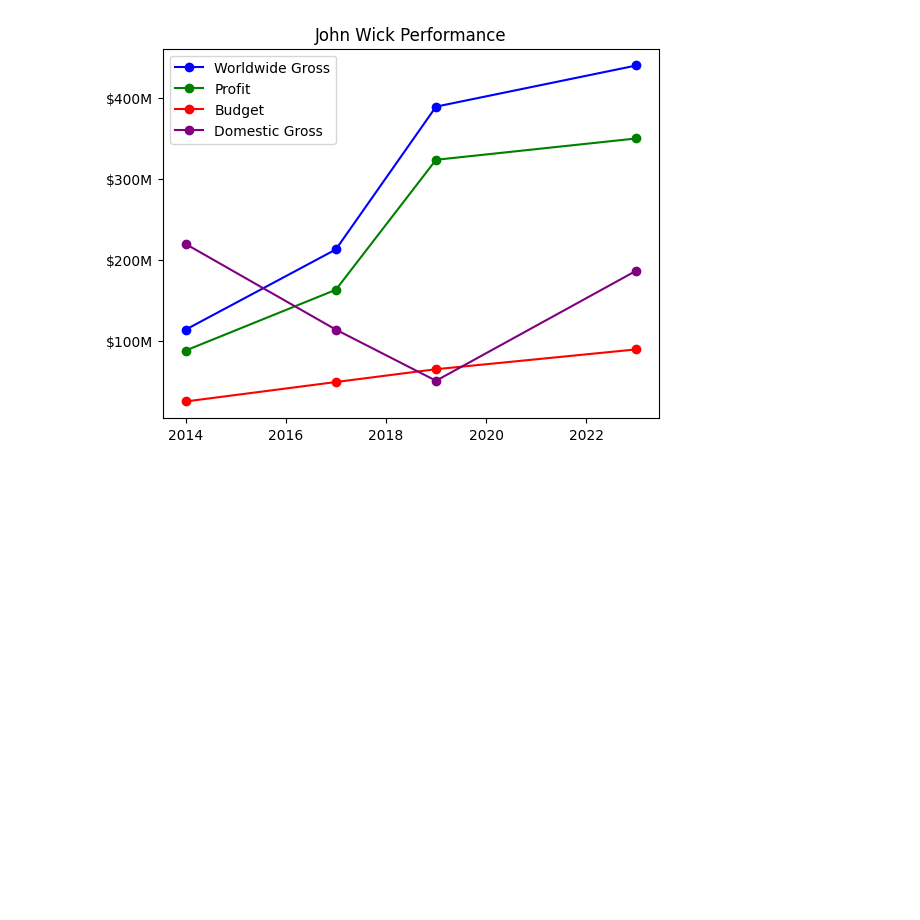
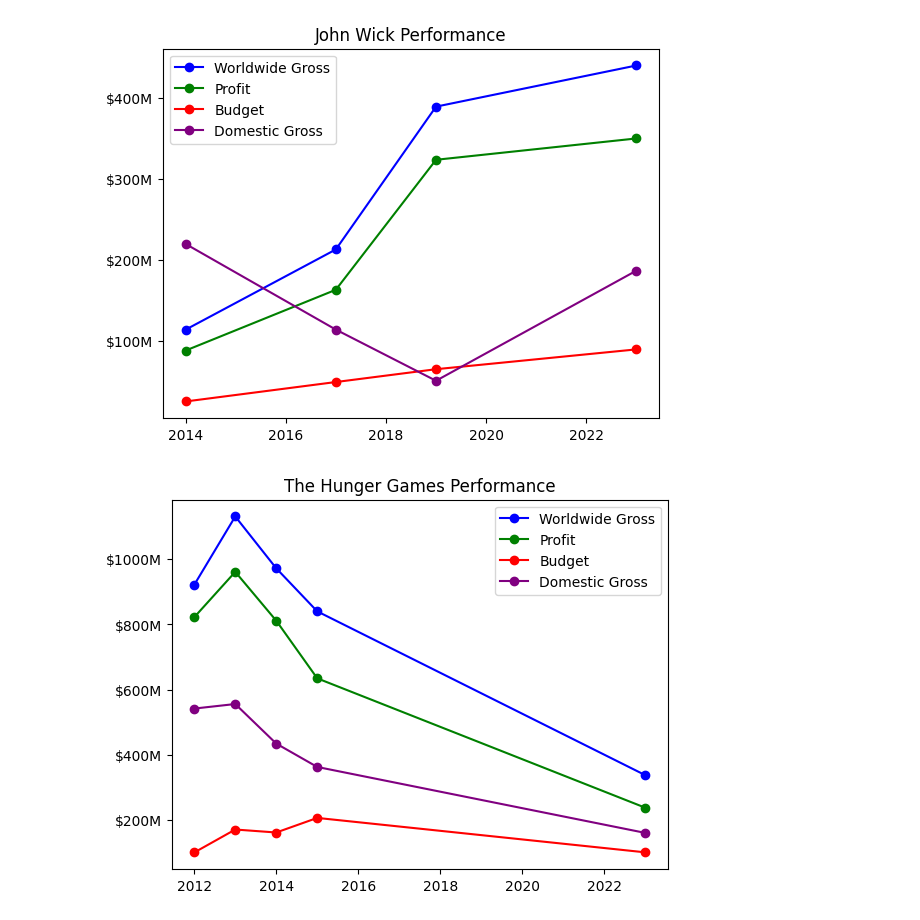
Before and after one commit to hoda-ayad/movie-universe, a Jupyter notebook: spr24/movieeda.ipynb, the cells around one changed output. Drawn from its saved outputs; the diff is of its cells as text; code cells hidden in the pictures; blank space fills up the shorter version.

```diff
--- a/spr24/movieeda.ipynb
+++ b/spr24/movieeda.ipynb
@@ -462,3 +422,8 @@ jw_fig = franchise_plot([9], 'John Wick')
 plt.show(jw_fig)
 # %% [output]
 [figure]
+# %%
+hg_fig = franchise_plot([14], 'The Hunger Games')
+plt.show(hg_fig)
+# %% [output]
+[figure, added]
```
Also changed, not shown: parts of 10 cells of this notebook.
